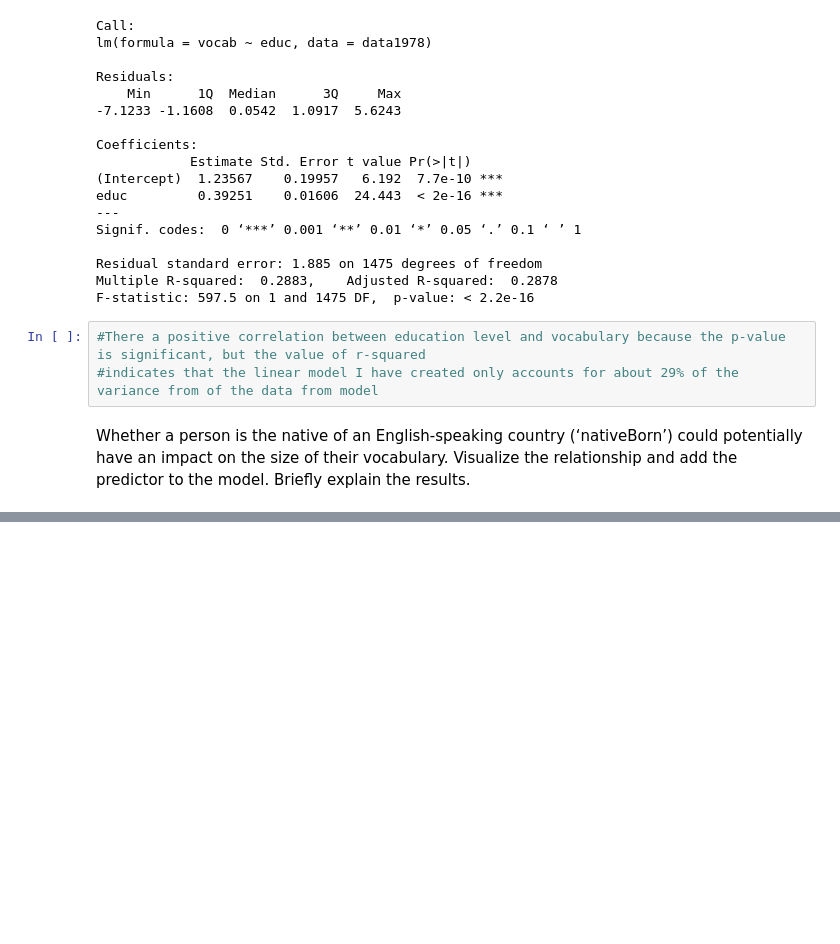
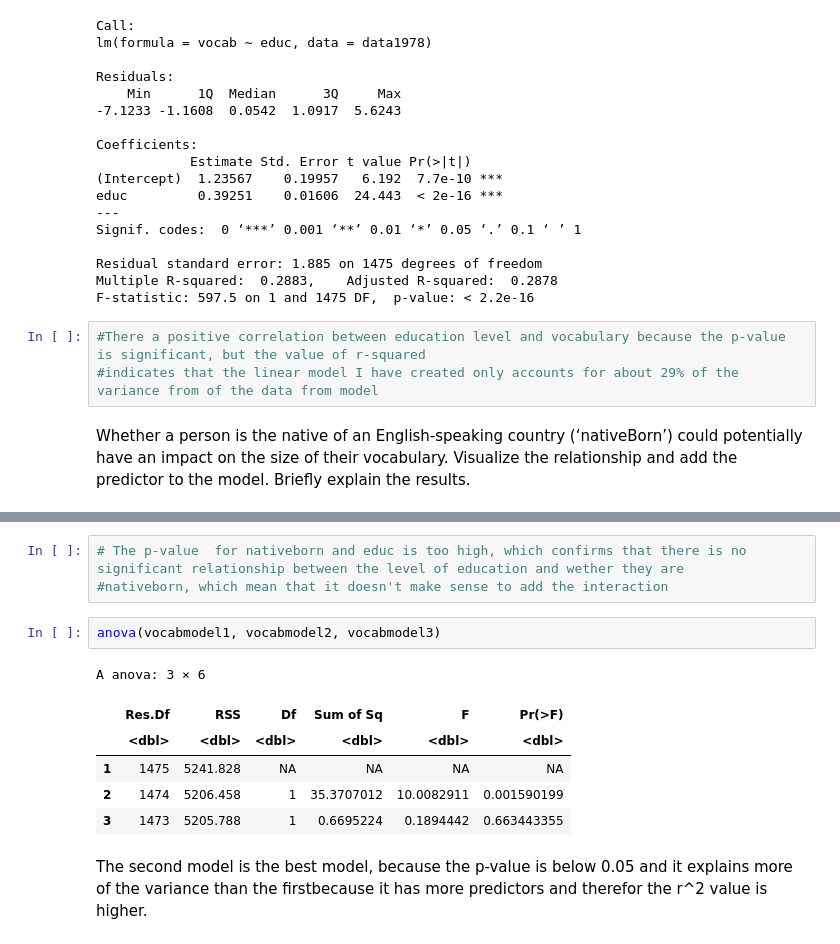
Before and after one commit to LiseFalden/CulturalDataScience, a Jupyter notebook: Assignment 2.ipynb, the cells around one changed output, grey strips where cells are left out. Saved outputs shown, nothing was run; the diff lists cells and outputs as text; blank space fills up the shorter version.

```diff
--- a/Assignment 2.ipynb
+++ b/Assignment 2.ipynb
@@ -190,0 +254,15 @@ The results indicate that native born people have a higher vocab score mean than
+# %%
+# The p-value  for nativeborn and educ is too high, which confirms that there is no significant relationship between the level of education and wether they are
+#nativeborn, which mean that it doesn't make sense to add the interaction
+# %%
+anova(vocabmodel1, vocabmodel2, vocabmodel3)
+# %% [output]
+A anova: 3 × 6
+|  | Res.Df | RSS | Df | Sum of Sq | F | Pr(>F) |
+|  | <dbl> | <dbl> | <dbl> | <dbl> | <dbl> | <dbl> |
+| 1 | 1475 | 5241.828 | NA | NA | NA | NA |
+| 2 | 1474 | 5206.458 | 1 | 35.3707012 | 10.0082911 | 0.001590199 |
+| 3 | 1473 | 5205.788 | 1 | 0.6695224 | 0.1894442 | 0.663443355 |
+# %% [markdown]
+The second model is the best model, because the p-value is below 0.05 and it explains more of the
+variance than the firstbecause it has more predictors and therefor the r^2 value is higher.
```
Also changed, not shown: parts of 15 cells of this notebook.
